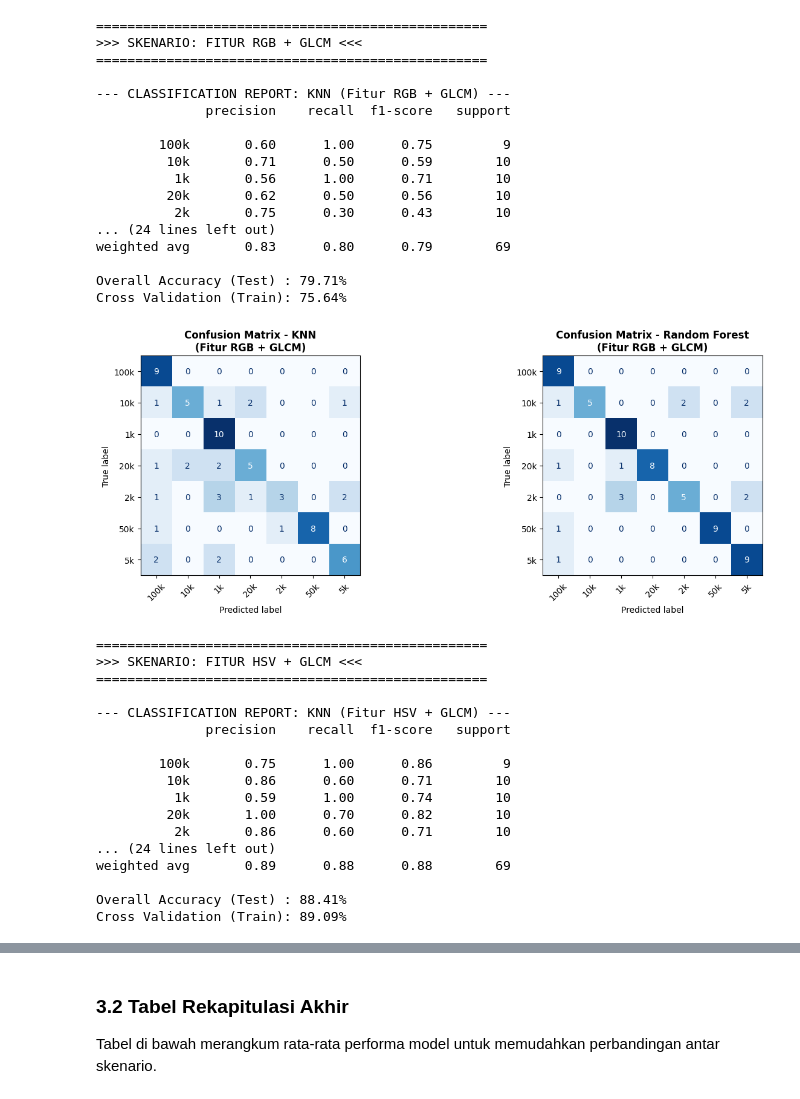
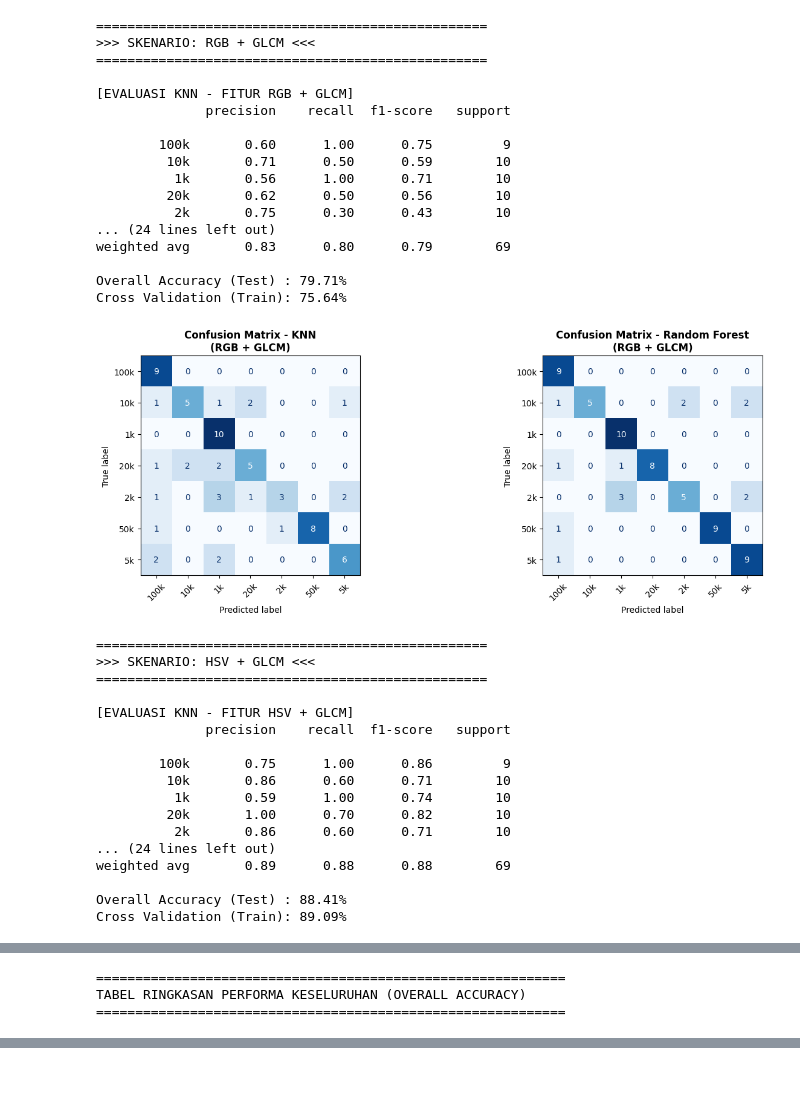
Before and after one commit to Enixma05/rupiah-recognition, a Jupyter notebook: fullPipelineWithReport.ipynb, the cells around one changed output, grey strips where cells are left out. Saved outputs shown, nothing was run; the diff lists cells and outputs as text; code cells hidden in the pictures.

```diff
--- a/fullPipelineWithReport.ipynb
+++ b/fullPipelineWithReport.ipynb
@@ -215,10 +244,9 @@ Berikut adalah *Classification Report* dan visualisasi *Confusion Matrix* secara
 # %%
-# ── 5. EKSPERIMEN EVALUASI & VISUALISASI PENUH ─────────────────
 skenarios = {
-    "Fitur RGB": df_rgb,
-    "Fitur HSV": df_hsv,
-    "Fitur RGB + GLCM": df_rgb_glcm,
-    "Fitur HSV + GLCM": df_hsv_glcm
+    "RGB": df_rgb,
+    "HSV": df_hsv,
+    "RGB + GLCM": df_rgb_glcm,
+    "HSV + GLCM": df_hsv_glcm
 }
 
 results = []
@@ -232,55 +260,53 @@ for name, df_scenario in skenarios.items():
     X = df_scenario.drop(columns=["filename", "label"])
     y = df_scenario["label"]
 
-    # Data Splitting
+    # 4.2 Data Splitting
     X_train, X_test, y_train, y_test = train_test_split(X, y, test_size=0.2, random_state=42, stratify=y)
 
-    # Scaling (Wajib untuk KNN)
+    # 4.2 Standardisasi (Scaling)
     scaler = StandardScaler()
     X_train_scaled = scaler.fit_transform(X_train)
     X_test_scaled = scaler.transform(X_test)
 
+    # K-Fold CV Parameter
     skf = StratifiedKFold(n_splits=5, shuffle=True, random_state=42)
 
-    # ---------------------------------------------------------
-    # A. K-NEAREST NEIGHBORS (KNN)
-    # ---------------------------------------------------------
+    # ==========================
+    # MODEL 1: K-NEAREST NEIGHBORS (KNN)
+    # ==========================
     knn = KNeighborsClassifier(n_neighbors=5)
     knn.fit(X_train_scaled, y_train)
     y_pred_knn = knn.predict(X_test_scaled)
 
-    knn_train_acc = accuracy_score(y_train, knn.predict(X_train_scaled))
     knn_test_acc = accuracy_score(y_test, y_pred_knn)
     knn_cv = cross_val_score(knn, X_train_scaled, y_train, cv=skf, scoring='accuracy', n_jobs=-1).mean()
 
-    print(f"\n--- CLASSIFICATION REPORT: KNN ({name}) ---")
+    print(f"\n[EVALUASI KNN - FITUR {name}]")
     print(classification_report(y_test, y_pred_knn, zero_division=0))
     print(f"Overall Accuracy (Test) : {knn_test_acc*100:.2f}%")
     print(f"Cross Validation (Train): {knn_cv*100:.2f}%\n")
 
-    # ---------------------------------------------------------
-    # B. RANDOM FOREST
-    # ---------------------------------------------------------
+    # ==========================
+    # MODEL 2: RANDOM FOREST
+    # ==========================
     rf = RandomForestClassifier(n_estimators=200, random_state=42, n_jobs=-1)
     rf.fit(X_train, y_train)
     y_pred_rf = rf.predict(X_test)
 
-    rf_train_acc = accuracy_score(y_train, rf.predict(X_train))
     rf_test_acc = accuracy_score(y_test, y_pred_rf)
     rf_cv = cross_val_score(rf, X_train, y_train, cv=skf, scoring='accuracy', n_jobs=-1).mean()
 
-    print(f"\n--- CLASSIFICATION REPORT: RANDOM FOREST ({name}) ---")
+    print(f"\n[EVALUASI RANDOM FOREST - FITUR {name}]")
     print(classification_report(y_test, y_pred_rf, zero_division=0))
     print(f"Overall Accuracy (Test) : {rf_test_acc*100:.2f}%")
     print(f"Cross Validation (Train): {rf_cv*100:.2f}%\n")
 
-    # Menyimpan rekapitulasi ke dalam list
     results.append({"Fitur": name, "Model": "KNN", "Test Acc": f"{knn_test_acc*100:.2f}%", "CV Acc": f"{knn_cv*100:.2f}%"})
     results.append({"Fitur": name, "Model": "Random Forest", "Test Acc": f"{rf_test_acc*100:.2f}%", "CV Acc": f"{rf_cv*100:.2f}%"})
 
-    # ---------------------------------------------------------
-    # C. VISUALISASI CONFUSION MATRIX BERDAMPINGAN
-    # ---------------------------------------------------------
+    # ==========================
+    # CONFUSION MATRIX
+    # ==========================
     fig, axes = plt.subplots(1, 2, figsize=(14, 5))
 
     # Plot CM KNN
@@ -297,6 +323,13 @@ for name, df_scenario in skenarios.items():
 
     plt.tight_layout()
     plt.show()
+
+# Menampilkan Rekapitulasi Akhir
+df_results = pd.DataFrame(results)
+print("\n" + "="*60)
+print("TABEL RINGKASAN PERFORMA KESELURUHAN (OVERALL ACCURACY)")
+print("="*60)
+display(df_results)
 # %% [output]
 ================================================================================
 MEMULAI TRAINING & EVALUASI SELURUH SKENARIO
@@ -337,26 +370,26 @@ Cross Validation (Train): 91.27%
 ==================================================
->>> SKENARIO: FITUR RGB + GLCM <<<
+>>> SKENARIO: RGB + GLCM <<<
 ==================================================
 
---- CLASSIFICATION REPORT: KNN (Fitur RGB + GLCM) ---
+[EVALUASI KNN - FITUR RGB + GLCM]
               precision    recall  f1-score   support
 
         100k       0.60      1.00      0.75         9
          10k       0.71      0.50      0.59        10
           1k       0.56      1.00      0.71        10
          20k       0.62      0.50      0.56        10
           2k       0.75      0.30      0.43        10
 ... (24 lines left out)
 weighted avg       0.83      0.80      0.79        69
 
 Overall Accuracy (Test) : 79.71%
 Cross Validation (Train): 75.64%
-[figure, old version]
+[figure, new version]
 ==================================================
->>> SKENARIO: FITUR HSV + GLCM <<<
+>>> SKENARIO: HSV + GLCM <<<
 ==================================================
 
---- CLASSIFICATION REPORT: KNN (Fitur HSV + GLCM) ---
+[EVALUASI KNN - FITUR HSV + GLCM]
               precision    recall  f1-score   support
 
         100k       0.75      1.00      0.86         9
@@ -372,0 +406,3 @@ Cross Validation (Train): 89.09%
+============================================================
+TABEL RINGKASAN PERFORMA KESELURUHAN (OVERALL ACCURACY)
+============================================================
@@ -373,3 +417,0 @@ Cross Validation (Train): 89.09%
-# %% [markdown]
-### 3.2 Tabel Rekapitulasi Akhir
-Tabel di bawah merangkum rata-rata performa model untuk memudahkan perbandingan antar skenario.
```
Also changed, not shown: parts of 14 cells of this notebook, 1 other file.
